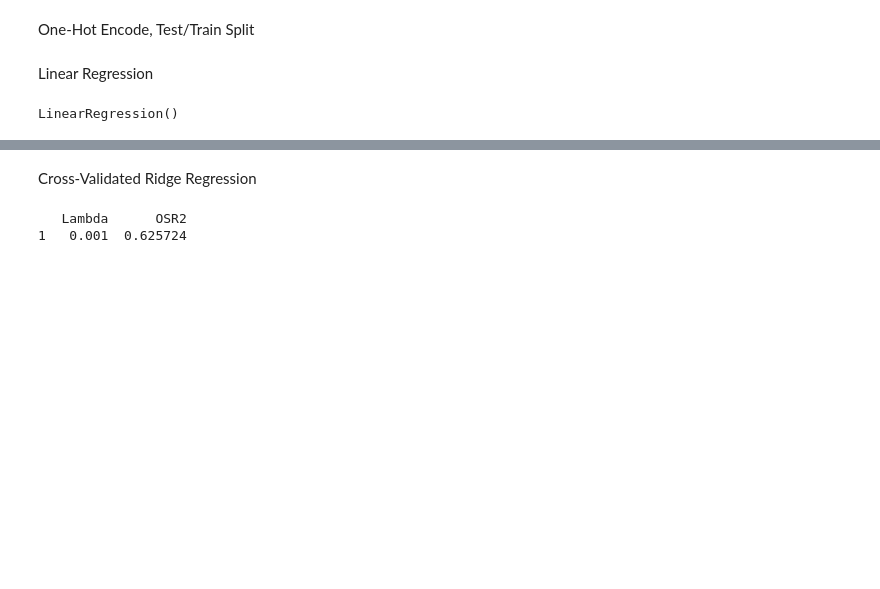
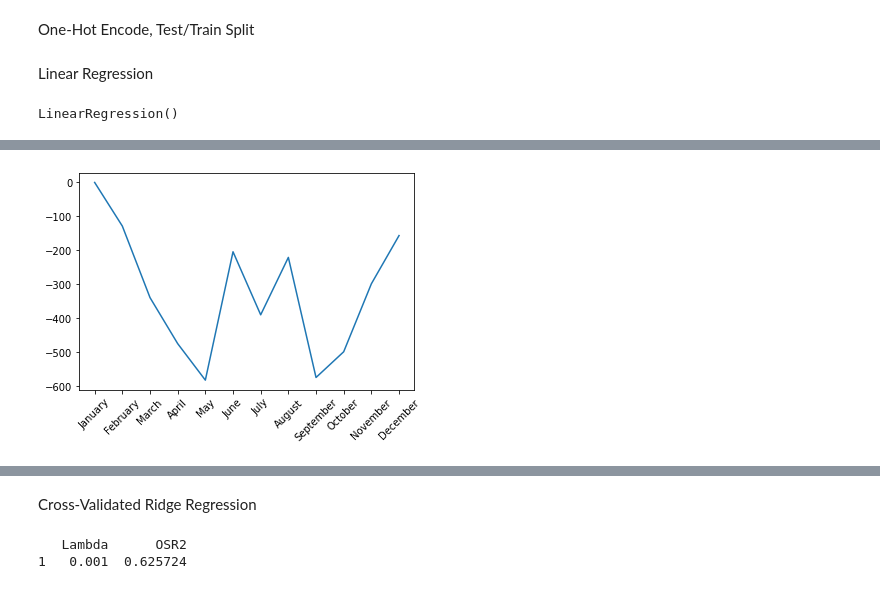
Before and after one commit to garberma/6.862-Project, a Jupyter notebook: BaselineModelingChicago.ipynb, the cells around one changed output, grey strips where cells are left out. Drawn from its saved outputs; the diff is of its cells as text; code cells hidden in the pictures; blank space fills up the shorter version.

```diff
--- a/BaselineModelingChicago.ipynb
+++ b/BaselineModelingChicago.ipynb
@@ -71,0 +86,13 @@ OS-MSE: 1383836.925092316
+# %%
+coef_month = [0]
+month = ['January', 'February', 'March', 'April', 'May', 'June', 'July', 'August', 'September', 'October', 'November', 'December']
+for i in range(2,13):
+    name = 'Month_' + str(i)
+    coef_month += [coefficients[name]]
+coef_month = np.array(coef_month)
+plt.figure()
+plt.plot(month, coef_month)
+plt.xticks(rotation=45)
+plt.show()
+# %% [output]
+[figure, added]
```
Also changed, not shown: parts of 5 cells of this notebook.
